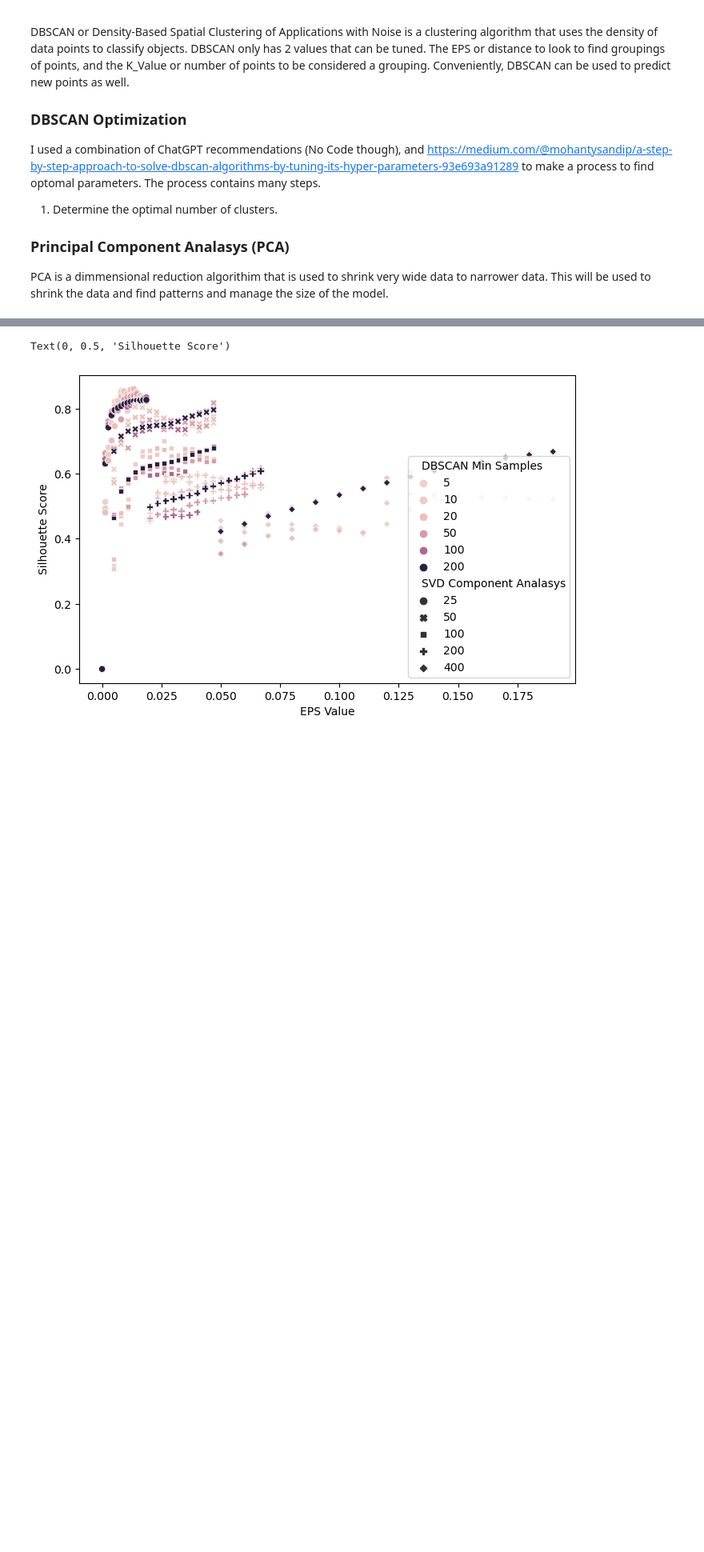
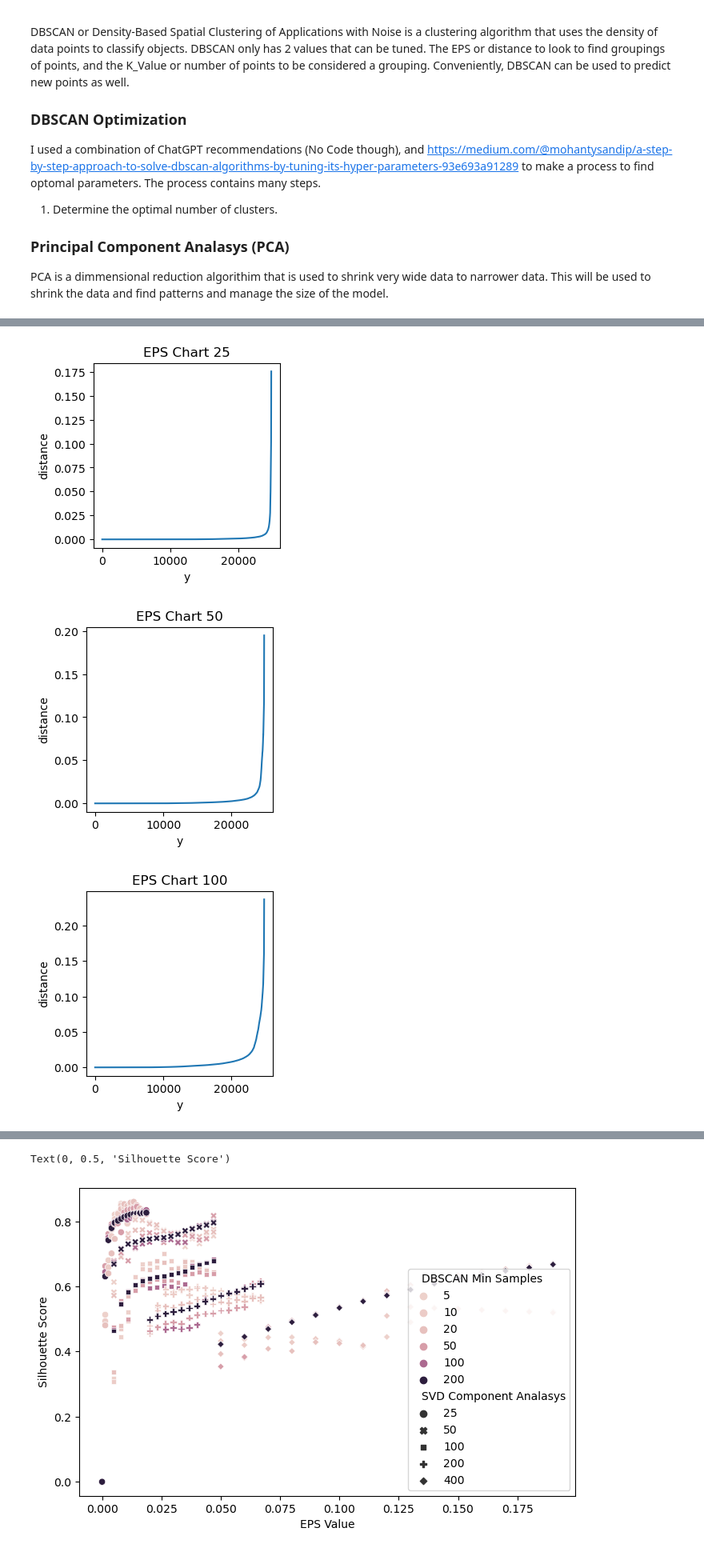
Before and after one commit to isaac1987a/Unsupervised-Learning-Final, a Jupyter notebook: Hate Speach Detection.ipynb, the cells around one changed output, grey strips where cells are left out. Shown at 80% size. Drawn from its saved outputs; the diff is of its cells as text; code cells hidden in the pictures; blank space fills up the shorter version.

```diff
--- a/Hate Speach Detection.ipynb
+++ b/Hate Speach Detection.ipynb
@@ -393,30 +431,33 @@ The first step of DBSCAN analyst is visualizing pairwise distances.  This means
 # %%
 def calculate_optimal_eps(svd_data, k_neighbors, SVD_n_components = 0):
     distnaces = pd.DataFrame()
     for svd_component in svd_data.keys():
         #print(n_component)
         #svd_data = sparse.csr_matrix(cuml.TruncatedSVD(n_component)\
                                      #.fit_transform(data))
         svd_data_component = svd_data[svd_component]
         #print("tsvd complete")
         neighbors = cuml.NearestNeighbors(n_neighbors = k_neighbors)
         neighbors.fit(svd_data_component)
         #print("knn_fit_complete")
         distances, indices = neighbors.kneighbors(svd_data_component)
         #print("distance calc complete")
         kth_distance = kth_distances = distances[:, -1]
         sorted_distances = np.sort(kth_distance)
         #print("sortcomplete")
         sd = pd.DataFrame()
         #print(type(cupy.asnumpy(sorted_distances)))
         sd['distance'] = cupy.asnumpy(sorted_distances)
         #print(list(range(0,sd.shape[0])))
         sd['y'] = list(range(0,sd.shape[0]))
         sd['svd_component'] = svd_component
         distnaces = pd.concat([distnaces, sd])
         fig, ax = plt.subplots(figsize=(3, 3))
 
         sns.lineplot(y = sd['distance'], x  = sd['y'], ax = ax).set_title("EPS Chart " + str(svd_component))
-
-
-calculate_optimal_eps(svd_data, 5, [25, 50, 100, 200, 400])
+    return distnaces
+distnaces = calculate_optimal_eps(svd_data, 5, [25, 50, 100, 200, 400])
+# %% [output]
+[figure, added]
+[figure, added]
+[figure, added]
```
Also changed, not shown: parts of 32 cells of this notebook, 1 other file.
